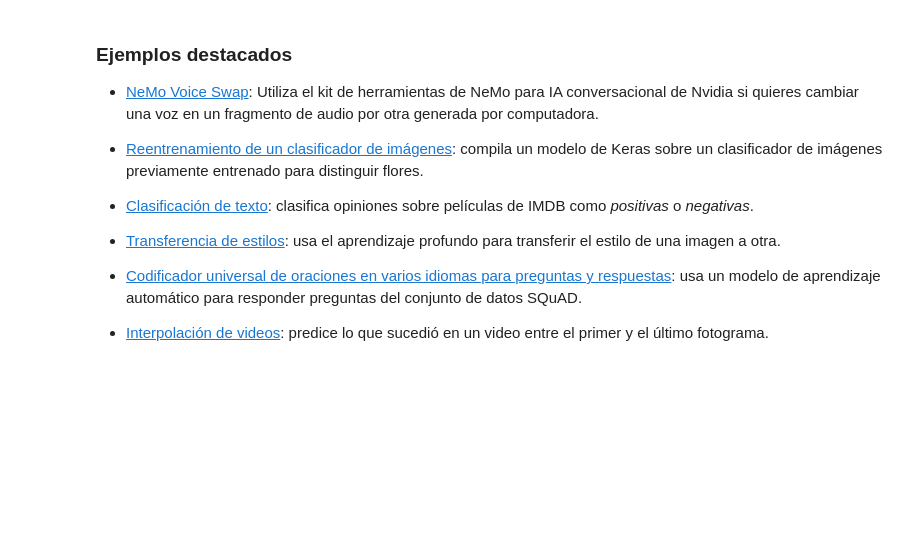
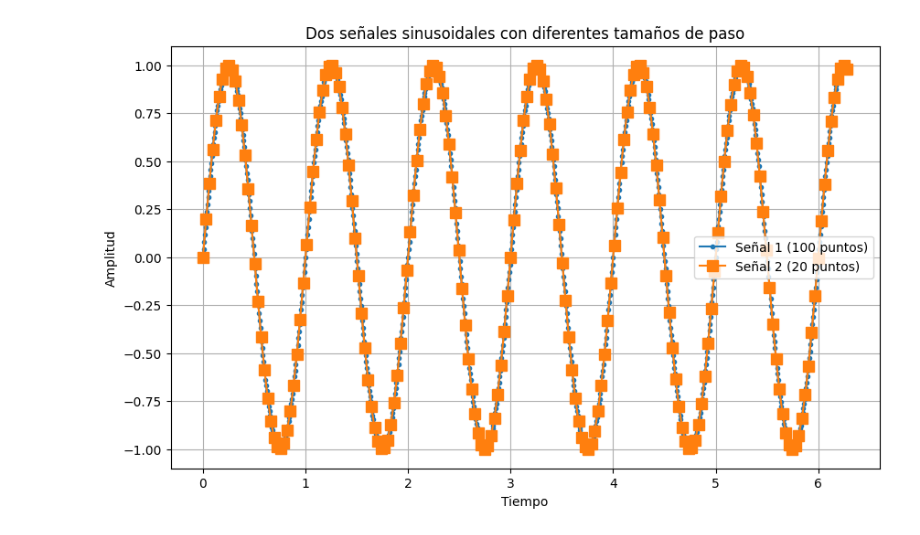
Before and after one commit to Klrojasm/DPS, a Jupyter notebook: 1ª.ipynb, the cells around one changed output. Cells and saved outputs as stored; diff of their text form; code cells hidden in the pictures; blank space fills up the shorter version.

Commit message:
Se creó con Colab

```diff
--- a/1ª.ipynb
+++ b/1ª.ipynb
@@ -157,16 +3,32 @@ Estos son algunos de los notebooks del curso de aprendizaje automático en líne
-# %% [markdown]
-<div class="markdown-google-sans">
-
-<a name="machine-learning-examples"></a>
-
-### Ejemplos destacados
-
-</div>
-
-- <a href="https://colab.research.google.com/github/NVIDIA/NeMo/blob/stable/tutorials/VoiceSwapSample.ipynb">NeMo Voice Swap</a>: Utiliza el kit de herramientas de NeMo para IA conversacional de Nvidia si quieres cambiar una voz en un fragmento de audio por otra generada por computadora.
-
-- <a href="https://tensorflow.org/hub/tutorials/tf2_image_retraining">Reentrenamiento de un clasificador de imágenes</a>: compila un modelo de Keras sobre un clasificador de imágenes previamente entrenado para distinguir flores.
-- <a href="https://tensorflow.org/hub/tutorials/tf2_text_classification">Clasificación de texto</a>: clasifica opiniones sobre películas de IMDB como <em>positivas</em> o <em>negativas</em>.
-- <a href="https://tensorflow.org/hub/tutorials/tf2_arbitrary_image_stylization">Transferencia de estilos</a>: usa el aprendizaje profundo para transferir el estilo de una imagen a otra.
-- <a href="https://tensorflow.org/hub/tutorials/retrieval_with_tf_hub_universal_encoder_qa">Codificador universal de oraciones en varios idiomas para preguntas y respuestas</a>: usa un modelo de aprendizaje automático para responder preguntas del conjunto de datos SQuAD.
-- <a href="https://tensorflow.org/hub/tutorials/tweening_conv3d">Interpolación de videos</a>: predice lo que sucedió en un video entre el primer y el último fotograma.
+# %%
+import numpy as np
+import matplotlib.pyplot as plt
+
+# Parámetros de las señales
+amplitud = 1
+frecuencia = 1
+fase = 0
+
+# Tiempos para la primera señal (más puntos)
+tiempo1 = np.linspace(0, 2 * np.pi, 1000)  # 1000 puntos
+senal1 = amplitud * np.sin(2 * np.pi * frecuencia * tiempo1 + fase)
+
+# Tiempos para la segunda señal (menos puntos)
+tiempo2 = np.linspace(0, 2 * np.pi, 200)  # 200 puntos
+senal2 = amplitud * np.sin(2 * np.pi * frecuencia * tiempo2 + fase)
+
+
+# Gráfica de las señales
+plt.figure(figsize=(10, 6))
+plt.plot(tiempo1, senal1, label='Señal 1 (100 puntos)', marker='o', markersize=3)
+plt.plot(tiempo2, senal2, label='Señal 2 (20 puntos)', marker='s', markersize=8)
+
+
+plt.xlabel('Tiempo')
+plt.ylabel('Amplitud')
+plt.title('Dos señales sinusoidales con diferentes tamaños de paso')
+plt.legend()
+plt.grid(True)
+plt.show()
+# %% [output]
+[figure, added]
```
Also changed, not shown: parts of 15 cells of this notebook.
